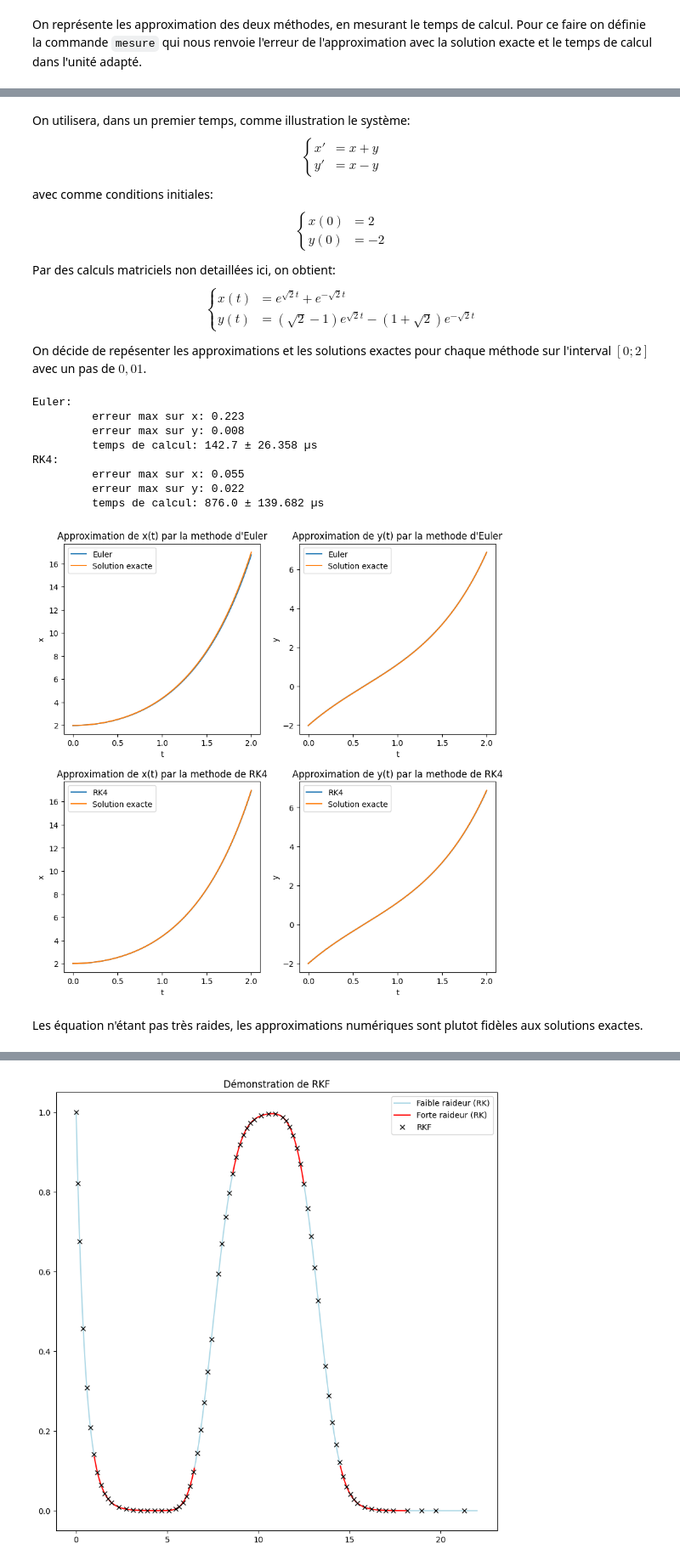
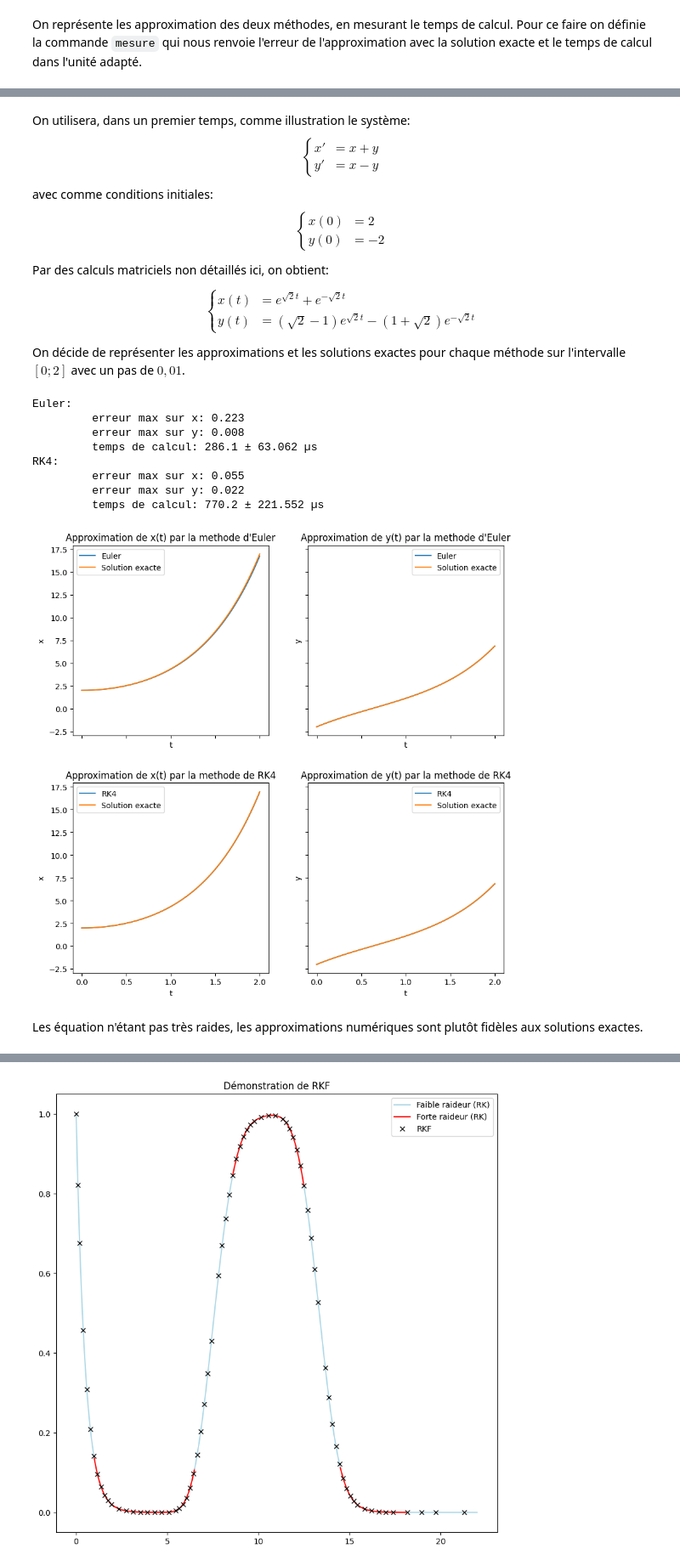
Before and after one commit to rom56300/Projet-Info, a Jupyter notebook: Final.ipynb, the cells around one changed output, grey strips where cells are left out. Shown at 85% size. Drawn from its saved outputs; the diff is of its cells as text; code cells hidden in the pictures.

```diff
--- a/Final.ipynb
+++ b/Final.ipynb
@@ -474,15 +486,15 @@ $$
 \end{cases}
 $$
 
-Par des calculs matriciels non detaillées ici, on obtient:
-$$
+Par des calculs matriciels non détaillés ici, on obtient:
+
 \begin{cases}
     x(t) &= e^{\sqrt{2}t} + e^{-\sqrt{2}t} \\
     y(t) &= (\sqrt{2} - 1) e^{\sqrt{2}t} -(1+\sqrt{2}) e^{-\sqrt{2}t}
 \end{cases}
-$$
 
-On décide de repésenter les approximations et les solutions exactes pour chaque méthode sur l'interval $[0; 2]$ avec un pas de $0,01$.
+
+On décide de représenter les approximations et les solutions exactes pour chaque méthode sur l'intervalle $[0; 2]$ avec un pas de $0,01$.
 # %%
 # définition des équadiffs
 f = lambda t, x, y: x + y
@@ -513,7 +525,7 @@ print(f"RK4: \n\t erreur max sur x: {RK_err_x:.3f} \n\t erreur max sur y: {RK_er
 # Définition du graphique
 fig = plt.figure(figsize=(10, 10))
 gs = fig.add_gridspec(2, 2, hspace=0.25)
-axs = gs.subplots()
+axs = gs.subplots(sharex=True, sharey=True)
 
 # Graphique d'Euler
 axs[0, 0].set_title("Approximation de x(t) par la methode d'Euler")
@@ -531,38 +543,38 @@ axs[0, 1].set_xlabel("t")
 
 
 # Graphique de RK
 axs[1, 0].set_title("Approximation de x(t) par la methode de RK4")
 axs[1, 0].plot(T, RK[0], label="RK4")
 axs[1, 0].plot(T, [x(t) for t in T], label="Solution exacte")
 axs[1, 0].set_ylabel("x")
 axs[1, 0].set_xlabel("t")
 
 
 axs[1, 1].set_title("Approximation de y(t) par la methode de RK4")
 axs[1, 1].plot(T, RK[1], label="RK4")
 axs[1, 1].plot(T, [y(t) for t in T], label="Solution exacte")
 axs[1, 1].set_ylabel("y")
 axs[1, 1].set_xlabel("t")
 
 
 # Affichage des graphiques
 axs[0, 0].legend()
 axs[0, 1].legend()
 axs[1, 0].legend()
 axs[1, 1].legend()
 plt.show()
 # %% [output]
 Euler:
          erreur max sur x: 0.223
          erreur max sur y: 0.008
-         temps de calcul: 142.7 ± 26.358 µs
+         temps de calcul: 286.1 ± 63.062 µs
 RK4:
          erreur max sur x: 0.055
          erreur max sur y: 0.022
-         temps de calcul: 876.0 ± 139.682 µs
+         temps de calcul: 770.2 ± 221.552 µs
-[figure, old version]
+[figure, new version]
 # %% [markdown]
-Les équation n'étant pas très raides, les approximations numériques sont plutot fidèles aux solutions exactes.
+Les équation n'étant pas très raides, les approximations numériques sont plutôt fidèles aux solutions exactes.
 # %% [markdown]
 On utilisera maintenant le système:
 $$
```
Also changed, not shown: parts of 32 cells of this notebook.
